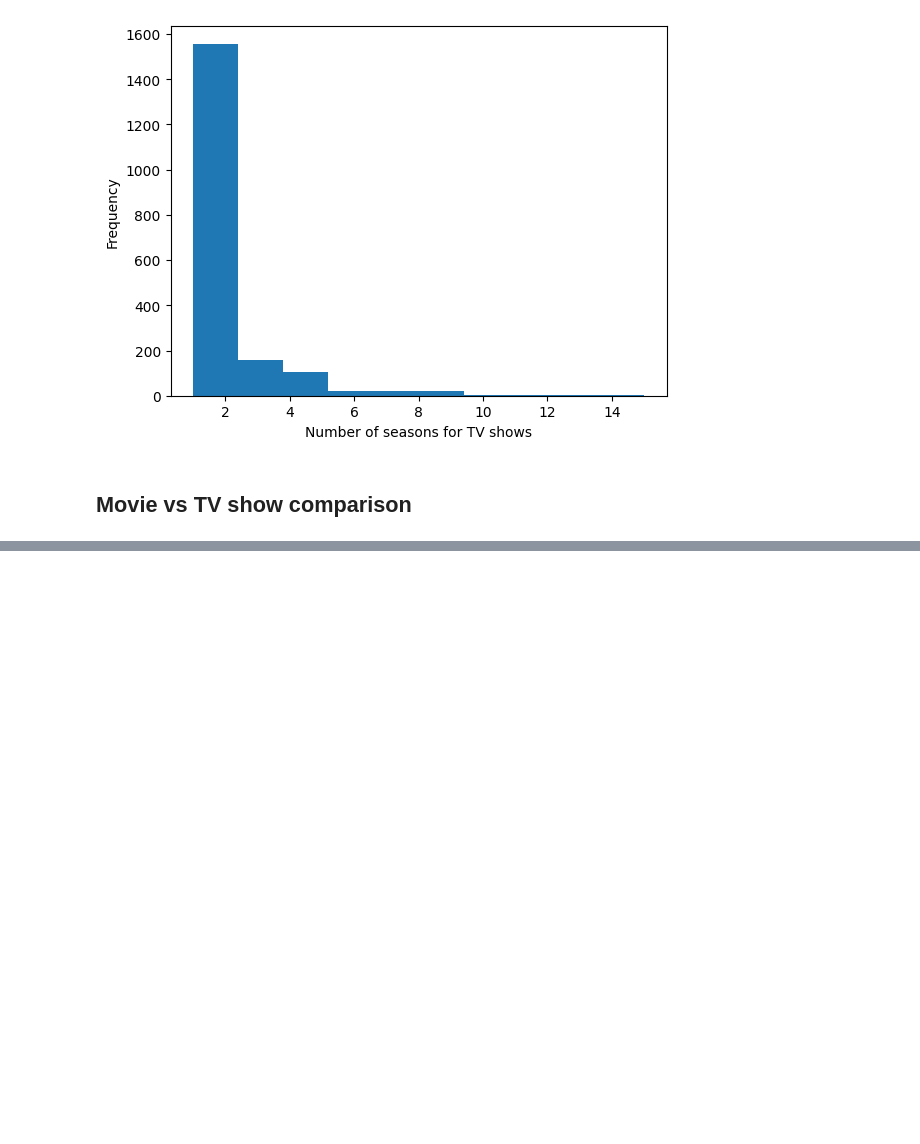
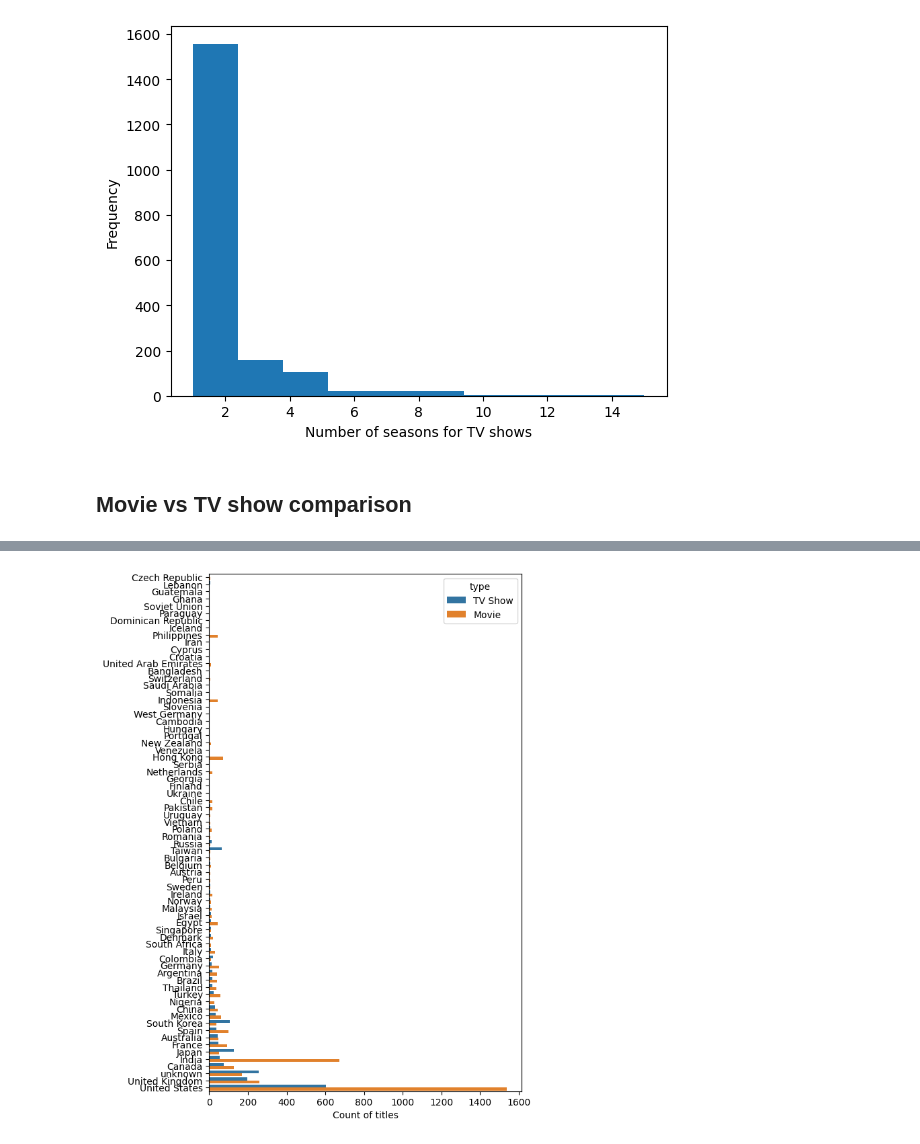
Before and after one commit to jenny-davies/l4-hackathon, a Jupyter notebook: data_exploration.ipynb, the cells around one changed output, grey strips where cells are left out. Saved outputs shown, nothing was run; the diff lists cells and outputs as text; code cells hidden in the pictures; blank space fills up the shorter version.

```diff
--- a/data_exploration.ipynb
+++ b/data_exploration.ipynb
@@ -184,0 +204,18 @@ plt.show();
+# %%
+# count of titles by first country and type
+titles_by_first_country_type = df.groupby(['first_country', 'type'])['title'].count().reset_index()
+
+titles_by_first_country_type = titles_by_first_country_type.sort_values(by = 'title')
+
+plt.figure(figsize = (6,10))
+sns.barplot(data = titles_by_first_country_type,
+            x = 'title',
+            y = 'first_country',
+            hue = 'type',
+            orient = 'h')
+plt.xlabel('Count of titles')
+plt.ylabel(None)
+
+plt.show();
+# %% [output]
+[figure, added]
```
Also changed, not shown: parts of 6 cells of this notebook.
